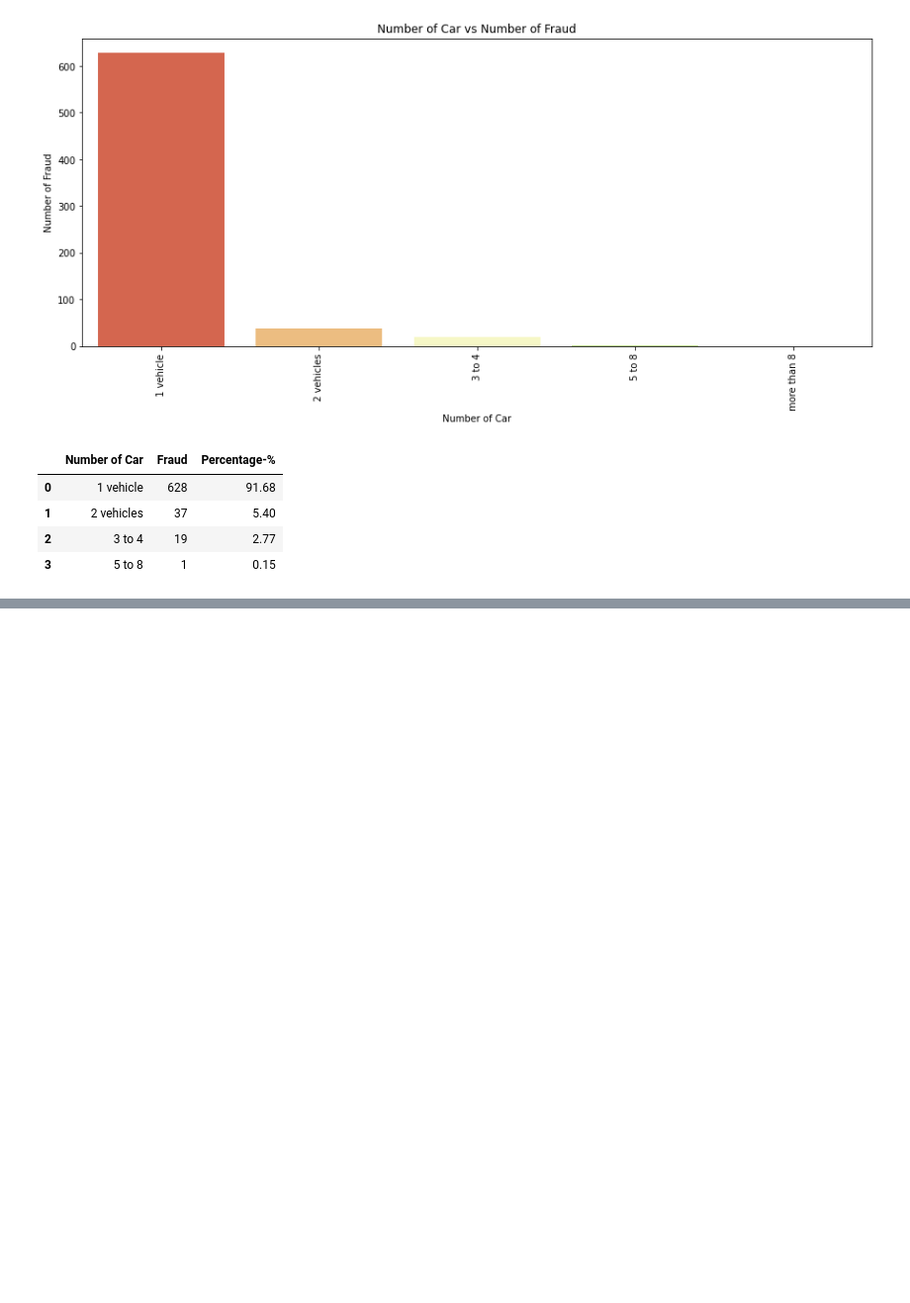
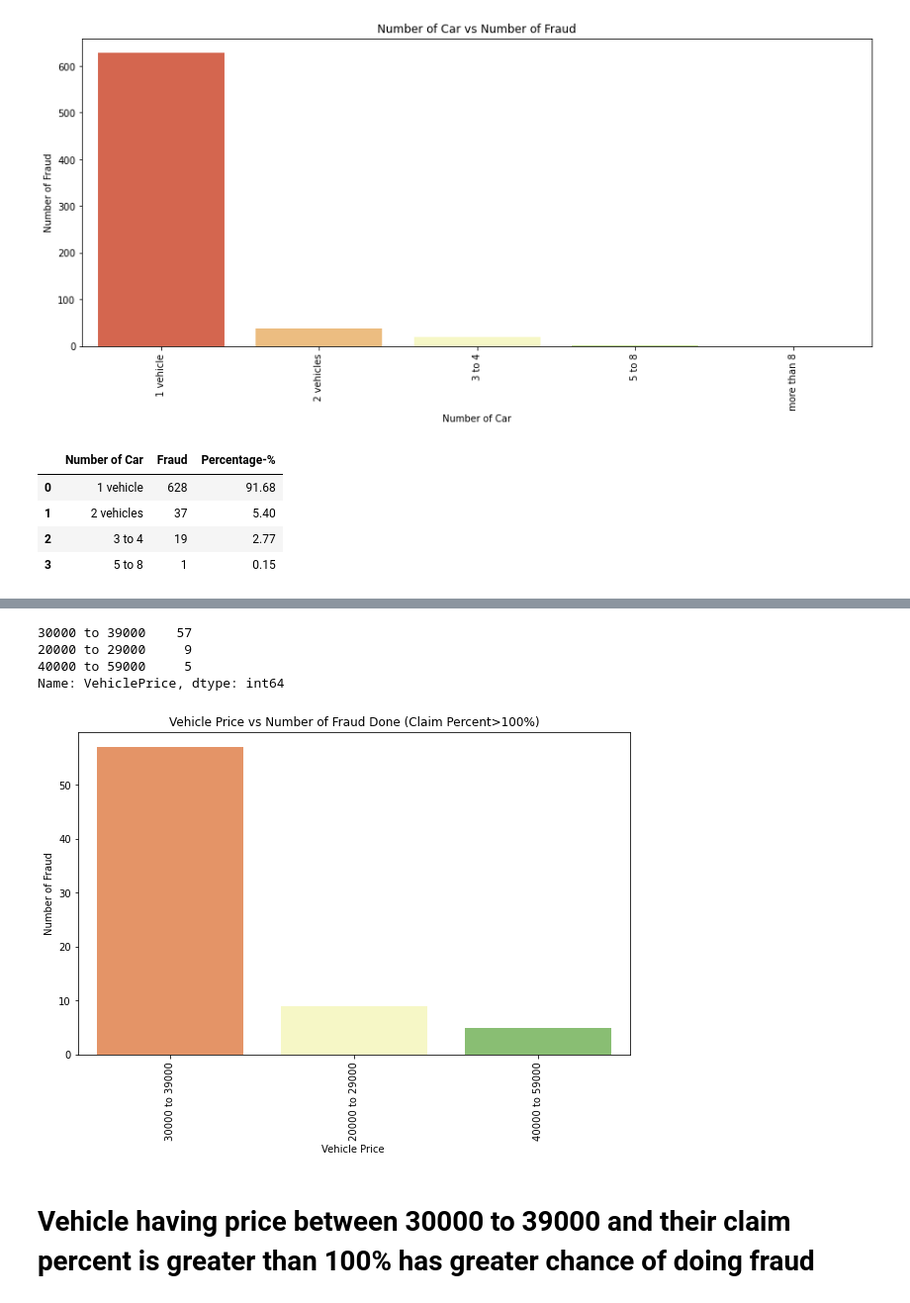
Before and after one commit to aniket414/car-insurance-fraud, a Jupyter notebook: Visualization.ipynb, the cells around one changed output, grey strips where cells are left out. Shown at 99% size. Saved outputs shown, nothing was run; the diff lists cells and outputs as text; code cells hidden in the pictures; blank space fills up the shorter version.

```diff
--- a/Visualization.ipynb
+++ b/Visualization.ipynb
@@ -427,0 +467,20 @@ pd.DataFrame(claim_array,columns=['Age Group','Claims','Percentage-%'])
+# %%
+vehicle_price_dict = {
+    'less than 20000': 20000,
+    '20000 to 29000': 29000,
+    '30000 to 39000': 39000,
+    '40000 to 59000': 59000,
+    '60000 to 69000': 69000,
+    'more than 69000': 100000
+}
+
+claim_trustability = []
+
+for index, row in customers.iterrows():
+    ct = row['ClaimSize']/vehicle_price_dict.get(row['VehiclePrice']) * 100
+    claim_trustability.append(ct)
+
+customers['Claim_Amount_Percent'] = claim_trustability
+# %%
+claim_amount_100 = customers[customers['Claim_Amount_Percent']>100]
+claim_amount_100['VehiclePrice'].value_counts()
@@ -427,0 +504,29 @@ pd.DataFrame(claim_array,columns=['Age Group','Claims','Percentage-%'])
+# %%
+claim_amount_100[claim_amount_100['FraudFound_P']==1]['VehiclePrice'].value_counts()
+# %% [output]
+30000 to 39000    57
+20000 to 29000     9
+40000 to 59000     5
+Name: VehiclePrice, dtype: int64
+# %%
+claim_amount_100_vehicle = claim_amount_100[claim_amount_100['VehiclePrice']!='more than 69000']
+fraud_claim = claim_amount_100_vehicle[claim_amount_100_vehicle['FraudFound_P']==1]
+
+plt.subplots(figsize=(10, 6))
+
+sns.countplot(x='VehiclePrice',
+              data=fraud_claim,
+              palette='RdYlGn',
+              order=fraud_claim['VehiclePrice'].value_counts().index)
+
+plt.xticks(rotation=90)
+
+plt.ylabel('Number of Fraud')
+plt.xlabel('Vehicle Price ')
+plt.title('Vehicle Price vs Number of Fraud Done (Claim Percent>100%)')
+
+plt.show()
+# %% [output]
+[figure, added]
+# %% [markdown]
+# Vehicle having price between 30000 to 39000 and their claim percent is greater than 100% has greater chance of doing fraud
```
Also changed, not shown: parts of 13 cells of this notebook.
